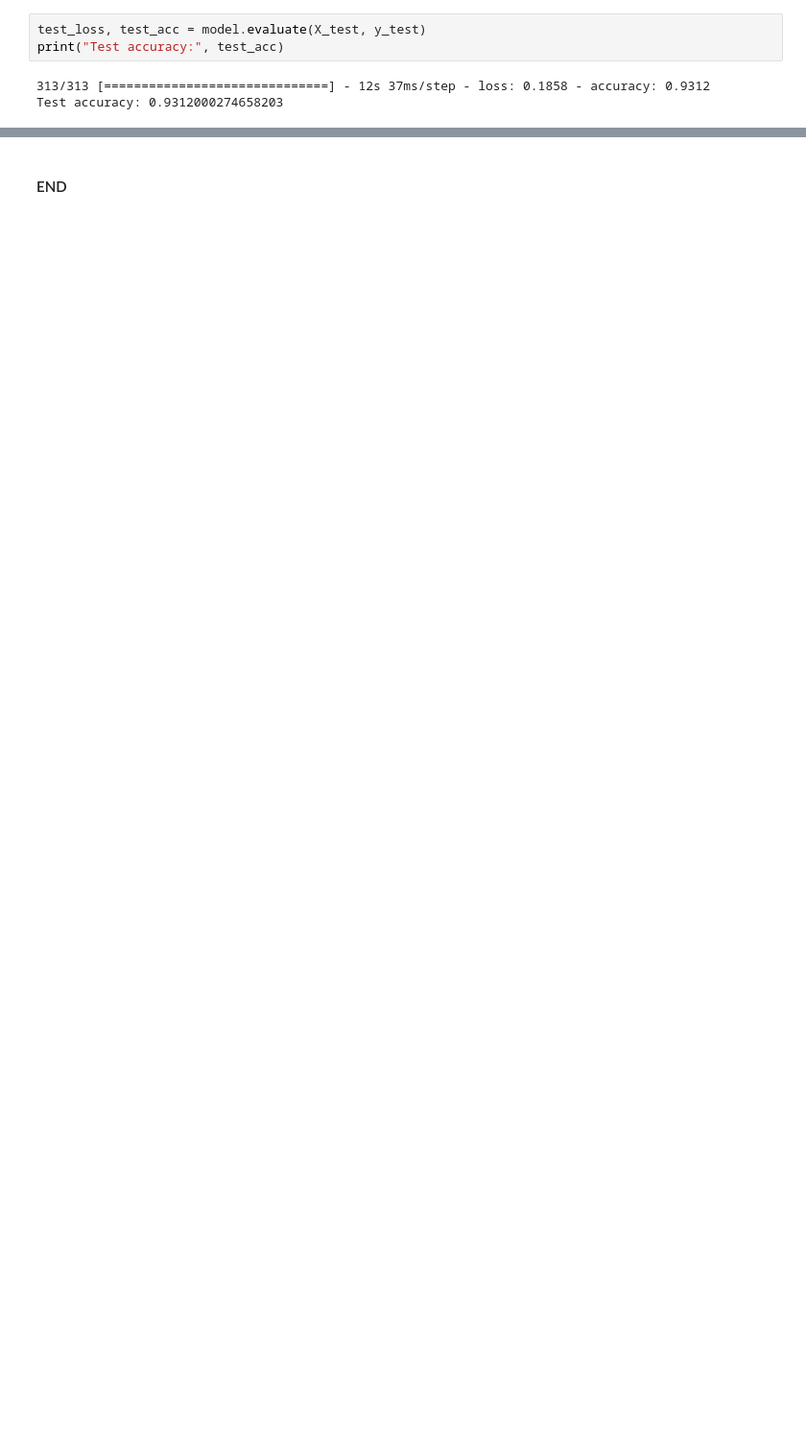
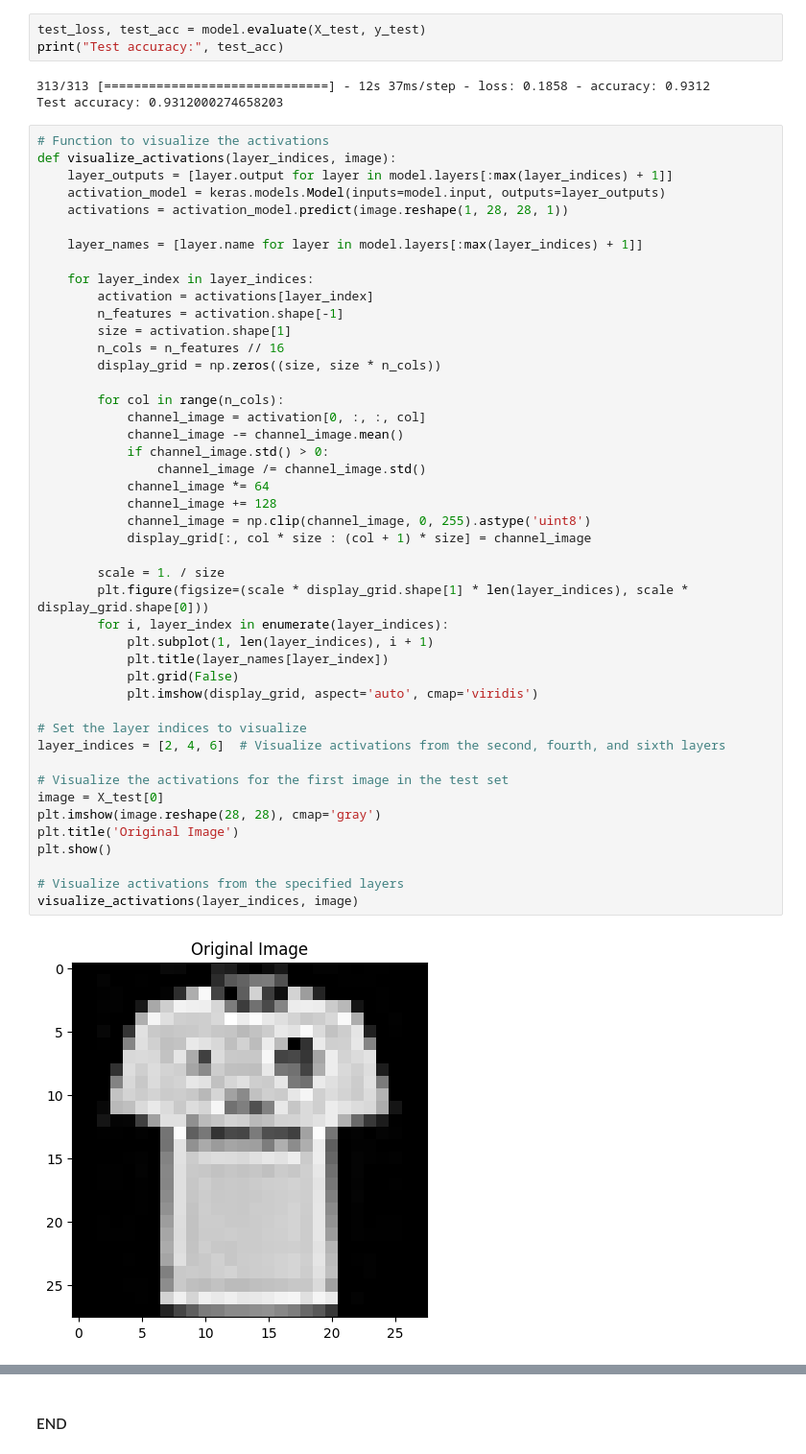
Before and after one commit to KATTA-00/CO543-Image-Processing-Labs, a Jupyter notebook: lab04/part2-CNN.ipynb, the cells around one changed output, grey strips where cells are left out. Shown at 96% size. Cells and saved outputs as stored; diff of their text form; blank space fills up the shorter version.

```diff
--- a/lab04/part2-CNN.ipynb
+++ b/lab04/part2-CNN.ipynb
@@ -174,3 +174,50 @@ print("Test accuracy:", test_acc)
 # %% [output]
 313/313 [==============================] - 12s 37ms/step - loss: 0.1858 - accuracy: 0.9312
 Test accuracy: 0.9312000274658203
+# %%
+# Function to visualize the activations
+def visualize_activations(layer_indices, image):
+    layer_outputs = [layer.output for layer in model.layers[:max(layer_indices) + 1]]
+    activation_model = keras.models.Model(inputs=model.input, outputs=layer_outputs)
+    activations = activation_model.predict(image.reshape(1, 28, 28, 1))
+
+    layer_names = [layer.name for layer in model.layers[:max(layer_indices) + 1]]
+
+    for layer_index in layer_indices:
+        activation = activations[layer_index]
+        n_features = activation.shape[-1]
+        size = activation.shape[1]
+        n_cols = n_features // 16
+        display_grid = np.zeros((size, size * n_cols))
+
+        for col in range(n_cols):
+            channel_image = activation[0, :, :, col]
+            channel_image -= channel_image.mean()
+            if channel_image.std() > 0:
+                channel_image /= channel_image.std()
+            channel_image *= 64
+            channel_image += 128
+            channel_image = np.clip(channel_image, 0, 255).astype('uint8')
+            display_grid[:, col * size : (col + 1) * size] = channel_image
+
+        scale = 1. / size
+        plt.figure(figsize=(scale * display_grid.shape[1] * len(layer_indices), scale * display_grid.shape[0]))
+        for i, layer_index in enumerate(layer_indices):
+            plt.subplot(1, len(layer_indices), i + 1)
+            plt.title(layer_names[layer_index])
+            plt.grid(False)
+            plt.imshow(display_grid, aspect='auto', cmap='viridis')
+
+# Set the layer indices to visualize
+layer_indices = [2, 4, 6]  # Visualize activations from the second, fourth, and sixth layers
+
+# Visualize the activations for the first image in the test set
+image = X_test[0]
+plt.imshow(image.reshape(28, 28), cmap='gray')
+plt.title('Original Image')
+plt.show()
+
+# Visualize activations from the specified layers
+visualize_activations(layer_indices, image)
+# %% [output]
+[figure, added]
```
Also changed, not shown: parts of 1 cell of this notebook.
